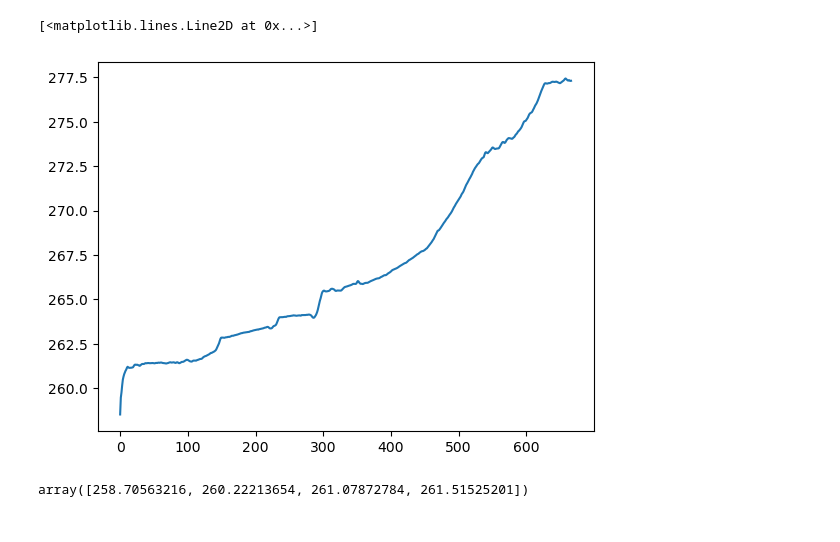
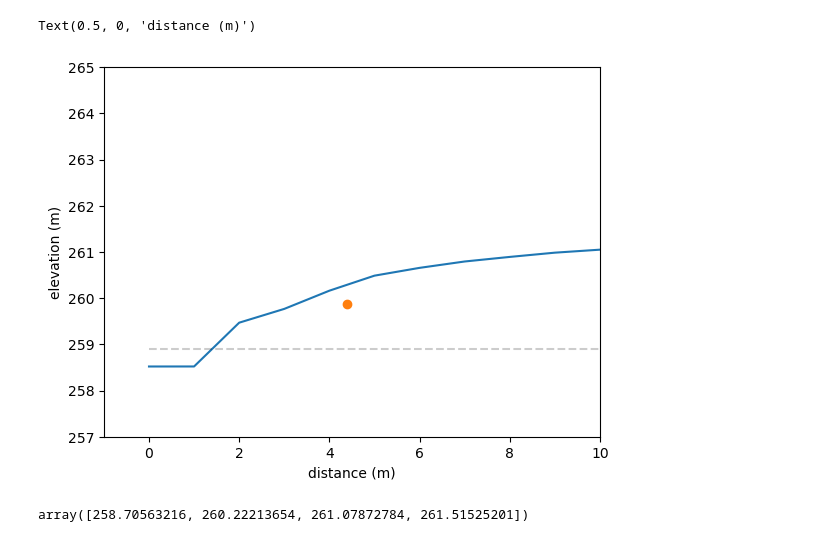
Before and after one commit to Moses-adebayo/COMSOL_ATS, a Jupyter notebook: input_file/BSL_profile.ipynb, the cells around one changed output. Cells and saved outputs as stored; diff of their text form; code cells hidden in the pictures.

```diff
--- a/input_file/BSL_profile.ipynb
+++ b/input_file/BSL_profile.ipynb
@@ -28,8 +17,14 @@ See the caveats in the documentation: https://pandas.pydata.org/pandas-docs/stab
 # %%
-plt.plot(p1['Graphic Profile 1'])
+plt.plot(new_x,new_y)
+plt.plot(np.arange(0,11),[258.9]*11, 'k--',alpha=0.2)
+plt.plot(4.4,259.88,'o')
+plt.xlim(-1,10)
+plt.ylim(257,265)
+plt.ylabel('elevation (m)')
+plt.xlabel('distance (m)')
 # %% [output]
-[<matplotlib.lines.Line2D at 0x...>]
+Text(0.5, 0, 'distance (m)')
-[figure, old version]
+[figure, new version]
 # %%
 new_x=np.hstack((np.arange(0,101, 0.5),np.arange(102,305, 5)))
 new_x=np.arange(0,100, 0.5)
```
Also changed, not shown: parts of 2 cells of this notebook, 10 other files.
